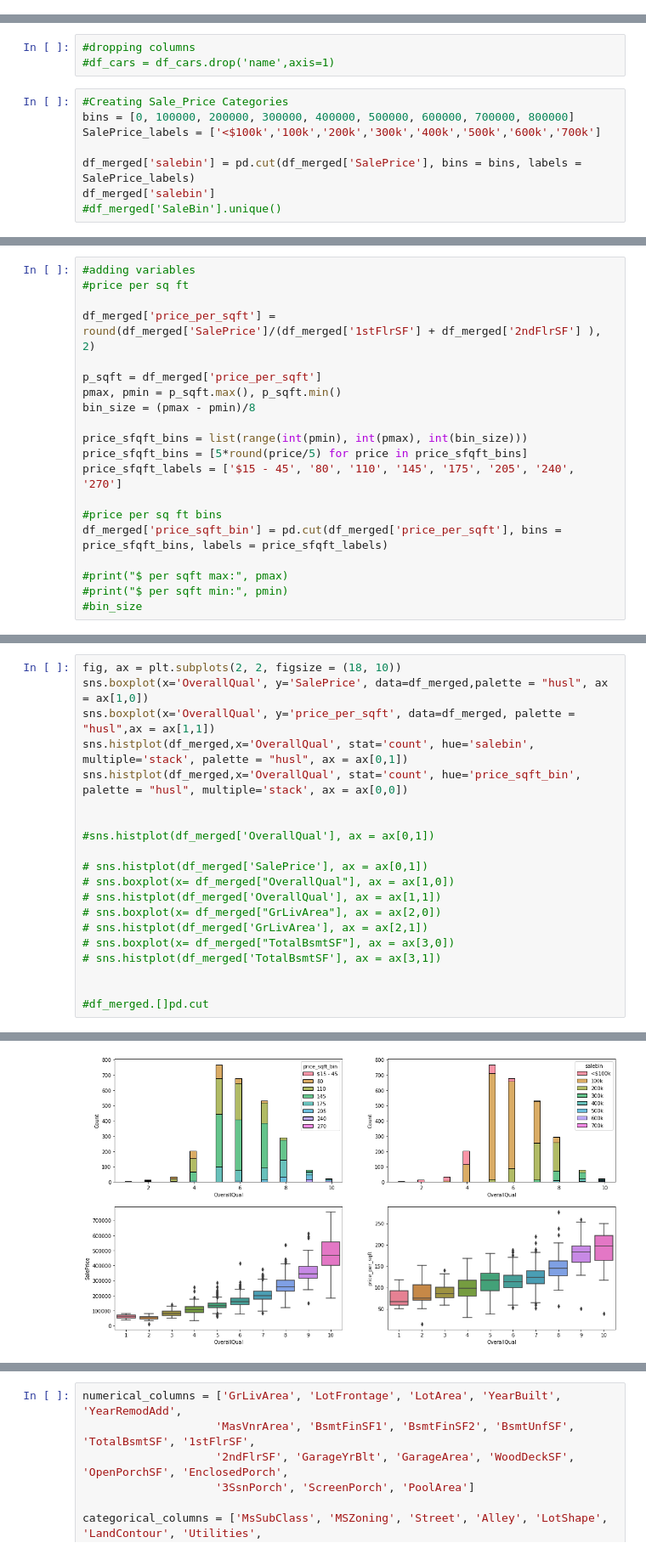
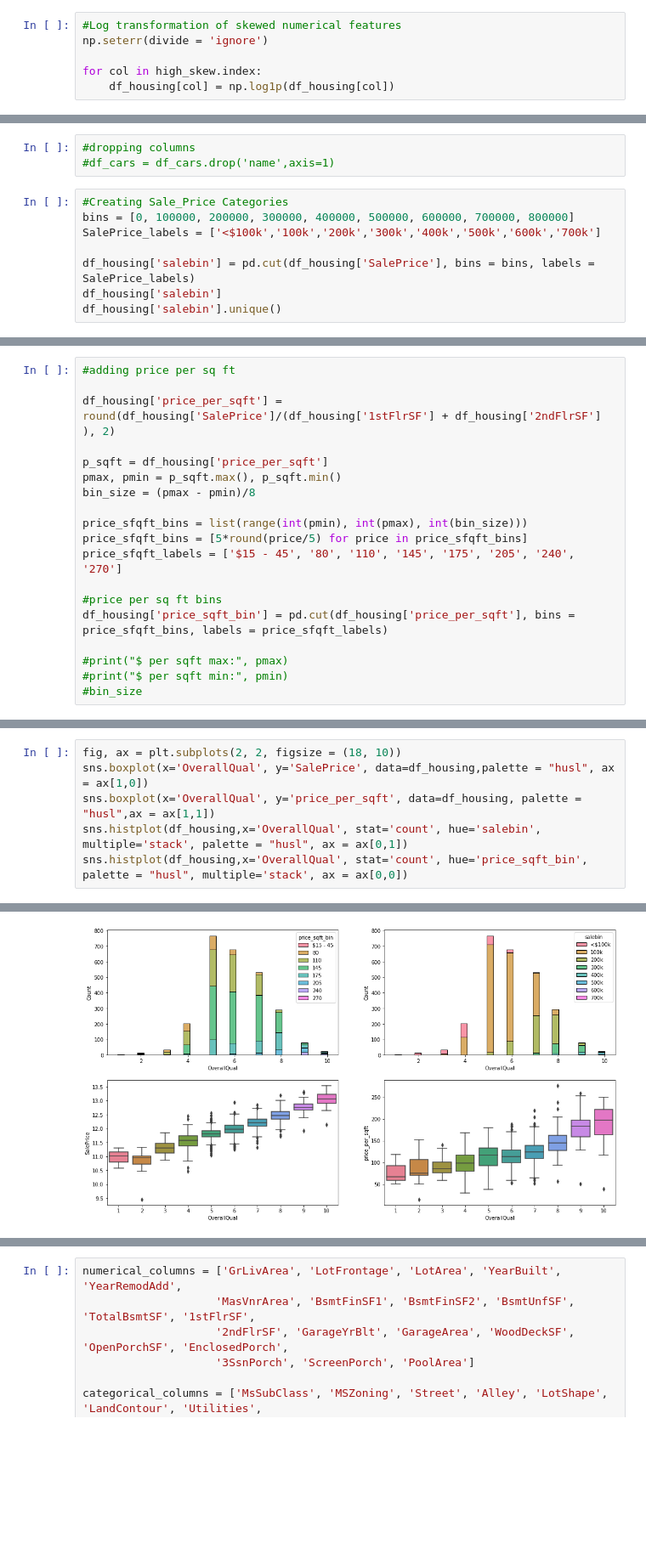
Before and after one commit to nickelworks/housing-prediction, a Jupyter notebook: 1_eda.ipynb, the cells around one changed output, grey strips where cells are left out. Shown at 85% size. Drawn from its saved outputs; the diff is of its cells as text; blank space fills up the shorter version.

```diff
--- a/1_eda.ipynb
+++ b/1_eda.ipynb
@@ -78,0 +186,6 @@ df_housing.corr()[['SalePrice']].sort_values(by='SalePrice', ascending=False).he
+# %%
+#Log transformation of skewed numerical features
+np.seterr(divide = 'ignore')
+
+for col in high_skew.index:
+    df_housing[col] = np.log1p(df_housing[col])
@@ -175,7 +307,7 @@ df_agg.sort_values('count', ascending = False).head(5)
 bins = [0, 100000, 200000, 300000, 400000, 500000, 600000, 700000, 800000]
 SalePrice_labels = ['<$100k','100k','200k','300k','400k','500k','600k','700k']
 
-df_merged['salebin'] = pd.cut(df_merged['SalePrice'], bins = bins, labels = SalePrice_labels)
-df_merged['salebin']
-#df_merged['SaleBin'].unique()
+df_housing['salebin'] = pd.cut(df_housing['SalePrice'], bins = bins, labels = SalePrice_labels)
+df_housing['salebin']
+df_housing['salebin'].unique()
 # %% [output]
@@ -194,11 +315,10 @@ Name: salebin, Length: 2624, dtype: category
 Categories (8, object): ['<$100k' < '100k' < '200k' < '300k' < '400k' < '500k' < '600k' < '700k']
 # %%
-#adding variables
-#price per sq ft
+#adding price per sq ft
 
-df_merged['price_per_sqft'] = round(df_merged['SalePrice']/(df_merged['1stFlrSF'] + df_merged['2ndFlrSF'] ), 2)
+df_housing['price_per_sqft'] = round(df_housing['SalePrice']/(df_housing['1stFlrSF'] + df_housing['2ndFlrSF'] ), 2)
 
-p_sqft = df_merged['price_per_sqft']
+p_sqft = df_housing['price_per_sqft']
 pmax, pmin = p_sqft.max(), p_sqft.min()
 bin_size = (pmax - pmin)/8
 
@@ -207,7 +327,7 @@ price_sfqft_bins = [5*round(price/5) for price in price_sfqft_bins]
 price_sfqft_labels = ['$15 - 45', '80', '110', '145', '175', '205', '240', '270']
 
 #price per sq ft bins
-df_merged['price_sqft_bin'] = pd.cut(df_merged['price_per_sqft'], bins = price_sfqft_bins, labels = price_sfqft_labels)
+df_housing['price_sqft_bin'] = pd.cut(df_housing['price_per_sqft'], bins = price_sfqft_bins, labels = price_sfqft_labels)
 
 #print("$ per sqft max:", pmax)
 #print("$ per sqft min:", pmin)
@@ -254,23 +335,9 @@ df_merged.corr()[['SalePrice']].sort_values(by='SalePrice', ascending=False).hea
 # %%
 fig, ax = plt.subplots(2, 2, figsize = (18, 10))
-sns.boxplot(x='OverallQual', y='SalePrice', data=df_merged,palette = "husl", ax = ax[1,0])
-sns.boxplot(x='OverallQual', y='price_per_sqft', data=df_merged, palette = "husl",ax = ax[1,1])
-sns.histplot(df_merged,x='OverallQual', stat='count', hue='salebin', multiple='stack', palette = "husl", ax = ax[0,1])
-sns.histplot(df_merged,x='OverallQual', stat='count', hue='price_sqft_bin', palette = "husl", multiple='stack', ax = ax[0,0])
-
-
-#sns.histplot(df_merged['OverallQual'], ax = ax[0,1])
-
-# sns.histplot(df_merged['SalePrice'], ax = ax[0,1])
-# sns.boxplot(x= df_merged["OverallQual"], ax = ax[1,0])
-# sns.histplot(df_merged['OverallQual'], ax = ax[1,1])
-# sns.boxplot(x= df_merged["GrLivArea"], ax = ax[2,0])
-# sns.histplot(df_merged['GrLivArea'], ax = ax[2,1])
-# sns.boxplot(x= df_merged["TotalBsmtSF"], ax = ax[3,0])
-# sns.histplot(df_merged['TotalBsmtSF'], ax = ax[3,1])
-
-
-#df_merged.[]pd.cut
+sns.boxplot(x='OverallQual', y='SalePrice', data=df_housing,palette = "husl", ax = ax[1,0])
+sns.boxplot(x='OverallQual', y='price_per_sqft', data=df_housing, palette = "husl",ax = ax[1,1])
+sns.histplot(df_housing,x='OverallQual', stat='count', hue='salebin', multiple='stack', palette = "husl", ax = ax[0,1])
+sns.histplot(df_housing,x='OverallQual', stat='count', hue='price_sqft_bin', palette = "husl", multiple='stack', ax = ax[0,0])
 # %% [output]
 <AxesSubplot:xlabel='OverallQual', ylabel='Count'>
-[figure, old version]
+[figure, new version]
```
Also changed, not shown: parts of 62 cells of this notebook, 4 other files.
